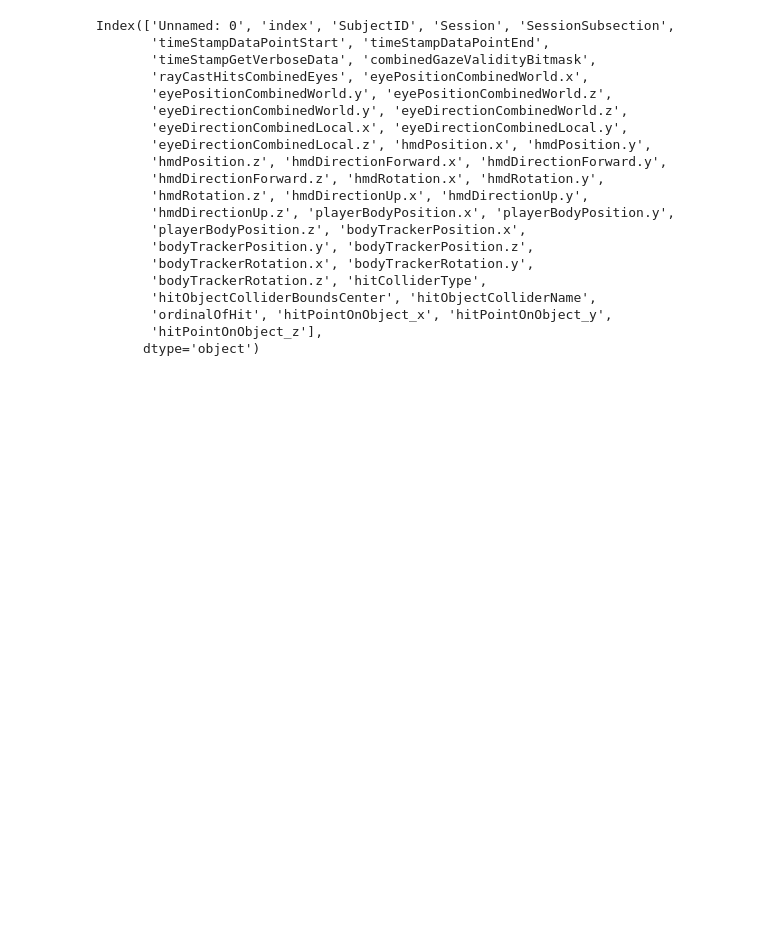
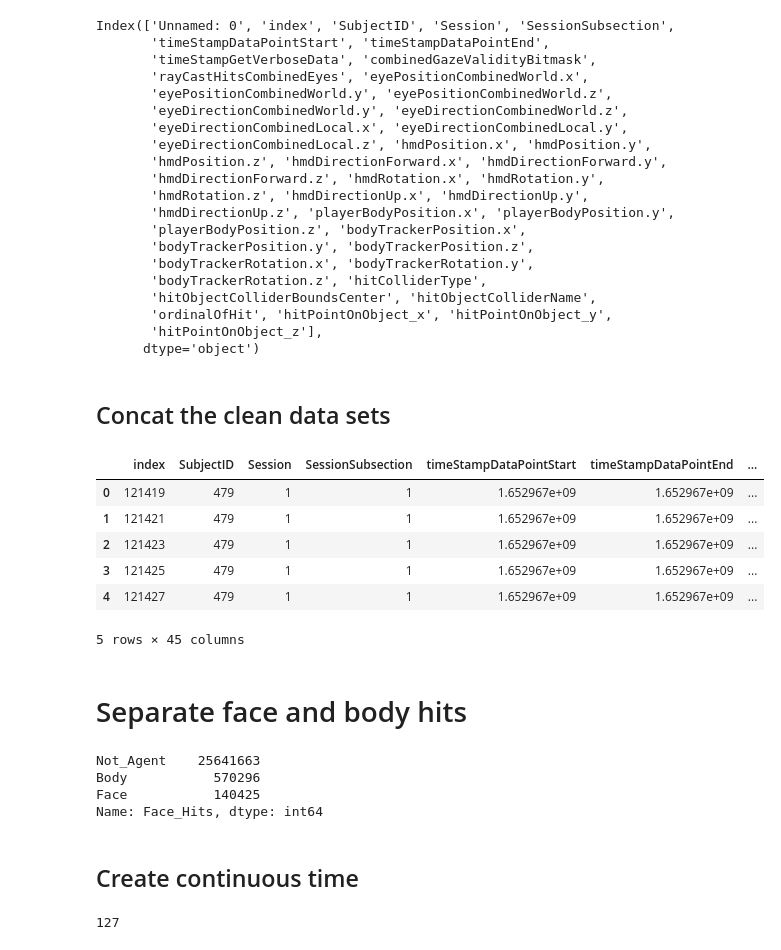
Before and after one commit to tracysanchez/Human_Agents_Impact_Nav, a Jupyter notebook: Colliderhits/01_Collider_extraction.ipynb, the cells around one changed output. Saved outputs shown, nothing was run; the diff lists cells and outputs as text; code cells hidden in the pictures; blank space fills up the shorter version.

```diff
--- a/Colliderhits/01_Collider_extraction.ipynb
+++ b/Colliderhits/01_Collider_extraction.ipynb
@@ -100,2 +107,27 @@ depleted_data.to_csv("/Volumes/SSD/00_Data_Processing/Pre_processed/clean_seven_
 # %%
 Make_Error
+# %% [markdown]
+## Concat the clean data sets
+# %%
+clean_data = pd.read_csv("/Volumes/SSD/00_Data_Processing/Pre_processed/clean_seven_participants.csv")
+clean_data_1 = pd.read_csv("/Volumes/SSD/00_Data_Processing/Pre_processed/clean_seven_participants_1.csv")
+clean_data_2 = pd.read_csv("/Volumes/SSD/00_Data_Processing/Pre_processed/clean_seven_participants_2.csv")
+clean_data_3 = pd.read_csv("/Volumes/SSD/00_Data_Processing/Pre_processed/clean_seven_participants_3.csv")
+# %%
+dataframes = [clean_data, clean_data_1,  clean_data_2, clean_data_3]
+for df in dataframes:
+    df.drop(["Unnamed: 0", "level_0", 'Previous_Euclidean_value'], axis=1, inplace=True)
+# %%
+result = pd.concat(dataframes)
+# %%
+result.head()
+# %% [output]
+|  | index | SubjectID | Session | SessionSubsection | timeStampDataPointStart | timeStampDataPointEnd | ... |
+| 0 | 121419 | 479 | 1 | 1 | 1.652967e+09 | 1.652967e+09 | ... |
+| 1 | 121421 | 479 | 1 | 1 | 1.652967e+09 | 1.652967e+09 | ... |
+| 2 | 121423 | 479 | 1 | 1 | 1.652967e+09 | 1.652967e+09 | ... |
+| 3 | 121425 | 479 | 1 | 1 | 1.652967e+09 | 1.652967e+09 | ... |
+| 4 | 121427 | 479 | 1 | 1 | 1.652967e+09 | 1.652967e+09 | ... |
+5 rows × 45 columns
+# %% [markdown]
+# Separate face and body hits
@@ -101,0 +141,9 @@ Make_Error
+# %%
+result["Face_Hits"].value_counts()
+# %% [output]
+Not_Agent    25641663
+Body           570296
+Face           140425
+Name: Face_Hits, dtype: int64
+# %% [markdown]
+## Create continuous time
@@ -101,0 +156,4 @@ Make_Error
+# %%
+len(L_all_participants_sessions)
+# %% [output]
+127
```
Also changed, not shown: parts of 38 cells of this notebook, 1 other file.
